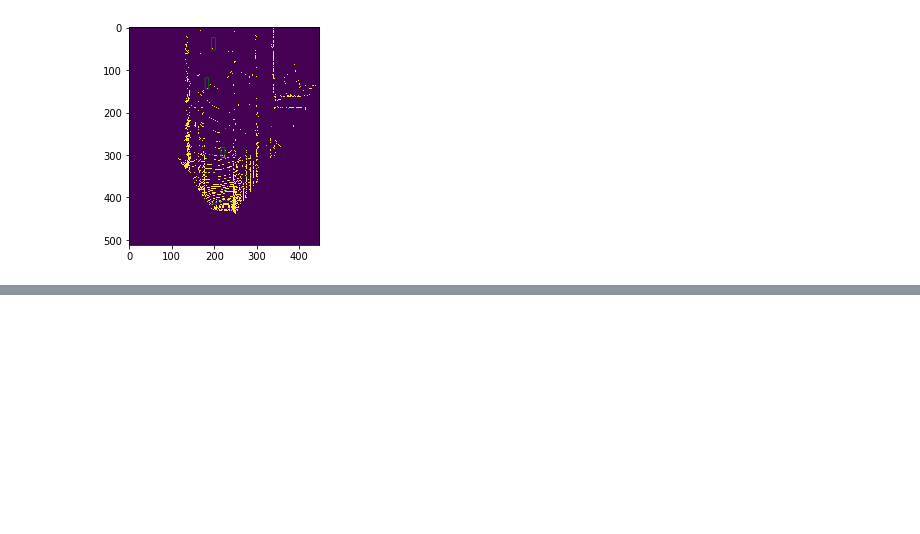
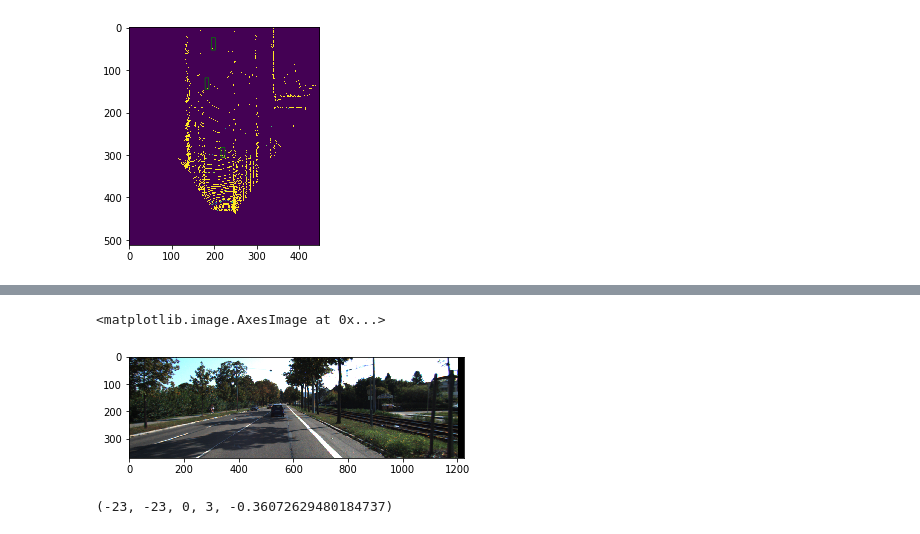
Before and after one commit to marmohamed/Multi-Modal-Fusion-For-3d-Object-Detection, a Jupyter notebook: src/Notebooks/Data Augmentation.ipynb, the cells around one changed output, grey strips where cells are left out. Drawn from its saved outputs; the diff is of its cells as text; code cells hidden in the pictures; blank space fills up the shorter version.

```diff
--- a/src/Notebooks/Data Augmentation.ipynb
+++ b/src/Notebooks/Data Augmentation.ipynb
@@ -254,0 +253,7 @@ plt.show()
+# %%
+image_size = (370, 1224)
+camera_path = base_path + '/data_object_image_3/training/image_3/'+ current_file + '.png'
+lidar_path = base_path + '/data_object_velodyne/training/velodyne/'+ current_file + '.bin'
+calib_path = base_path + '/data_object_calib/training/calib/'+ current_file + '.txt'
+lidar_size = (512, 448, 40)
+label_path = base_path + '/data_object_label_2/training/label_2/'+ current_file + '.txt'
@@ -254,0 +380,9 @@ plt.show()
+# %%
+plt.imshow(camera_image)
+# %% [output]
+<matplotlib.image.AxesImage at 0x...>
+[figure, added]
+# %%
+image_translate_x, image_translate_x, tr_x , tr_y, tr_z
+# %% [output]
+(-23, -23, 0, 3, -0.36072629480184737)
```
Also changed, not shown: parts of 10 cells of this notebook, 2 other files.
